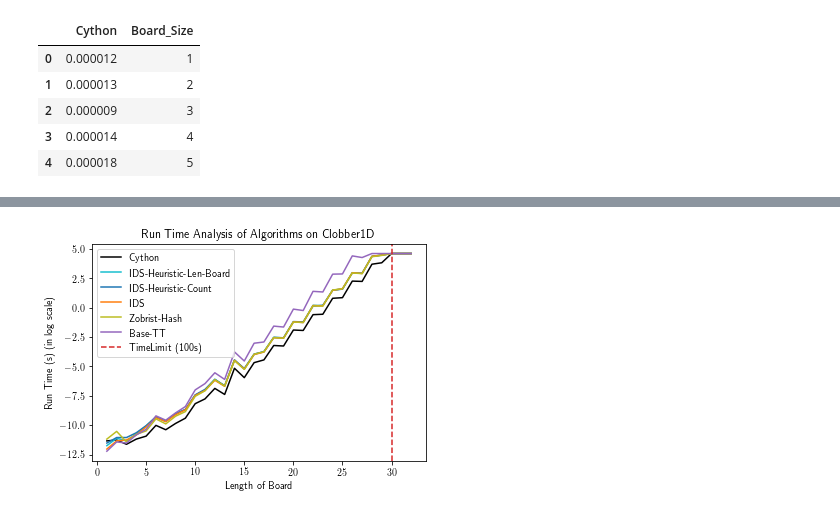
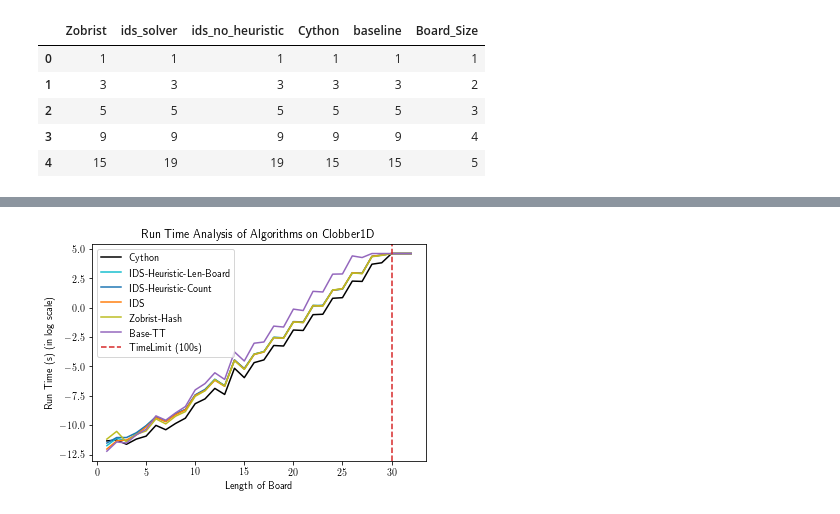
Before and after one commit to saqibameen/clobber-cgt, a Jupyter notebook: plot.ipynb, the cells around one changed output, grey strips where cells are left out. Saved outputs shown, nothing was run; the diff lists cells and outputs as text; code cells hidden in the pictures.

```diff
--- a/plot.ipynb
+++ b/plot.ipynb
@@ -10,16 +10,17 @@ sns.color_palette("pastel")
 # %%
 results = pd.read_csv("results.csv")
 results2 = pd.read_csv("results2.csv")
 results3 = pd.read_csv("results3.csv")
+nodes = pd.read_csv("results5.csv")
 
-results.head()
+nodes.head()
 # %% [output]
-|  | Cython | Board_Size |
-| 0 | 0.000012 | 1 |
-| 1 | 0.000013 | 2 |
-| 2 | 0.000009 | 3 |
-| 3 | 0.000014 | 4 |
-| 4 | 0.000018 | 5 |
+|  | Zobrist | ids_solver | ids_no_heuristic | Cython | baseline | Board_Size |
+| 0 | 1 | 1 | 1 | 1 | 1 | 1 |
+| 1 | 3 | 3 | 3 | 3 | 3 | 2 |
+| 2 | 5 | 5 | 5 | 5 | 5 | 3 |
+| 3 | 9 | 9 | 9 | 9 | 9 | 4 |
+| 4 | 15 | 19 | 19 | 15 | 15 | 5 |
 # %%
 ids_heuristic_len_board = results["IDS_heuristic"].tolist()
 ids_heuristic_count = results2["IDS_heuristic"].tolist()
```
Also changed, not shown: parts of 3 cells of this notebook.
